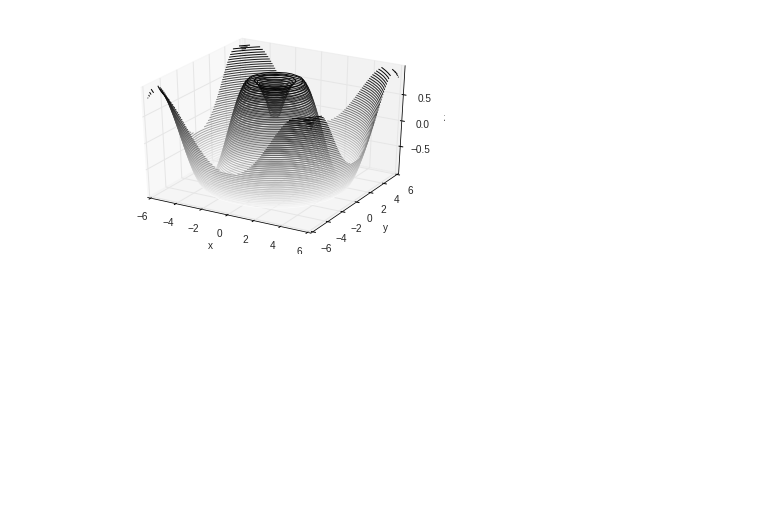
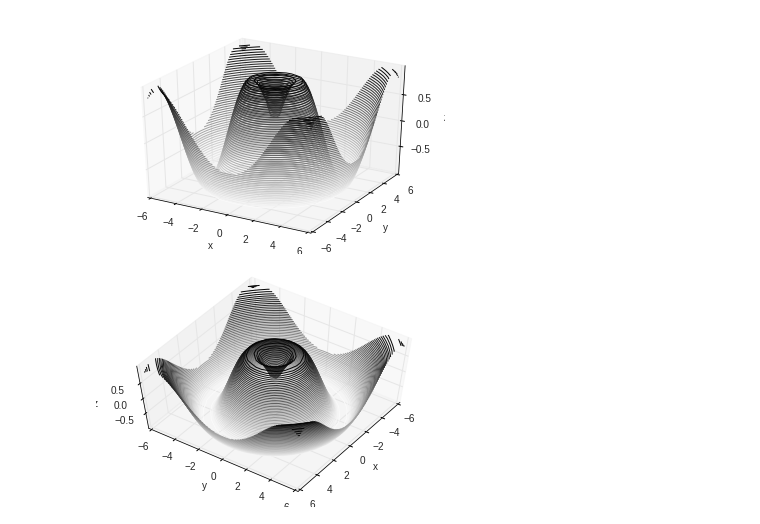
Before and after one commit to lokeshwarinayak/intenship, a Jupyter notebook: mathplot.ipynb, the cells around one changed output. Cells and saved outputs as stored; diff of their text form; code cells hidden in the pictures; blank space fills up the shorter version.

```diff
--- a/mathplot.ipynb
+++ b/mathplot.ipynb
@@ -516,3 +516,8 @@ ax.set_ylabel('y')
 ax.set_zlabel('z');
 # %% [output]
 [figure]
+# %%
+ax.view_init(60, 35)
+fig
+# %% [output]
+[figure, added]
```
Also changed, not shown: parts of 9 cells of this notebook.
